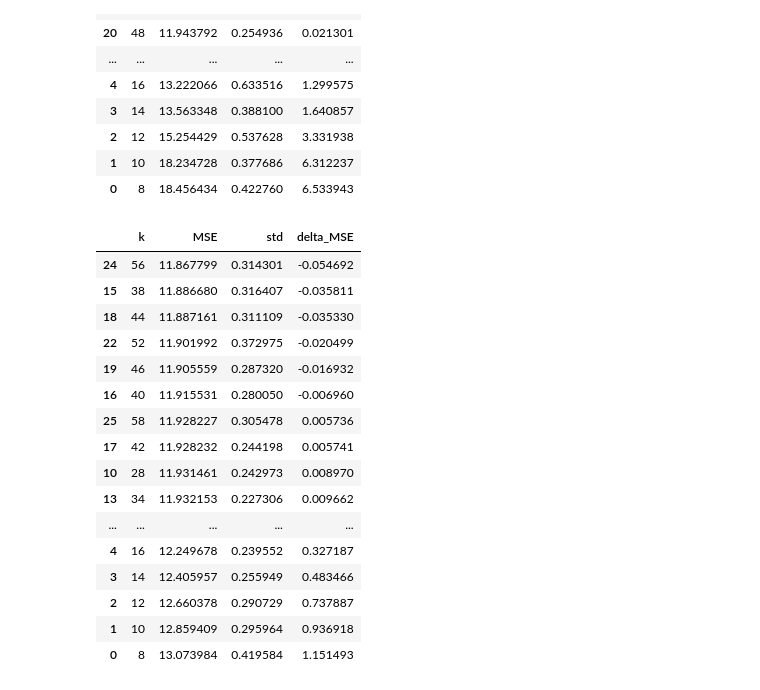
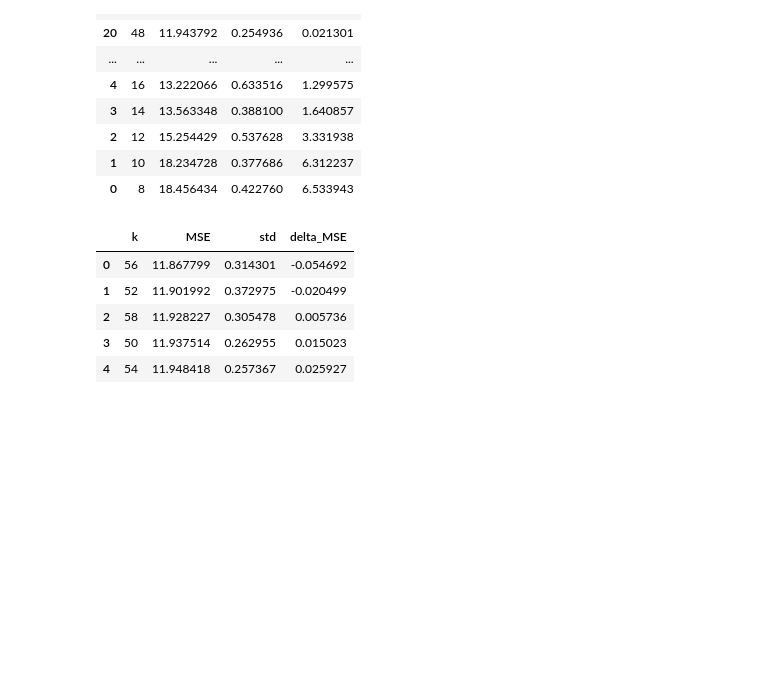
Before and after one commit to luc-polo/Challenge_Parkinson_disease, a Jupyter notebook: exploration/features_selection.ipynb, the cells around one changed output. Drawn from its saved outputs; the diff is of its cells as text; code cells hidden in the pictures; blank space fills up the shorter version.

```diff
--- a/exploration/features_selection.ipynb
+++ b/exploration/features_selection.ipynb
@@ -329,43 +329,33 @@ sfm_results.sort_values("MSE")
 # %%
 from catboost import CatBoostRegressor
 
 # Remplacer par "RecursiveByShapValues" pour la variante SHAP.
 max_features = min(train.shape[1] for train, *_ in prepared_folds)
 rfe_scores = []
 with threadpool_limits(limits=3):
     for train, validation, yt, yv in prepared_folds:
-        for k in range(8, max_features + 1, 2):
+        for k in range(8, max_features, 2):
+            if max_features - k > 10: continue
             selector = CatBoostRegressor(iterations=200, depth=6, random_seed=42,
                                          thread_count=3, allow_writing_files=False)
             selected = selector.select_features(
                 train, yt, features_for_select=list(range(train.shape[1])),
                 num_features_to_select=k, steps=min(3, train.shape[1] - k),
                 algorithm="RecursiveByLossFunctionChange",
                 train_final_model=False, logging_level="Silent",
             )["selected_features"]
             selected = sorted(selected)
             fitted = clone(pipeline["model"]).fit(train.iloc[:, selected], yt)
             rfe_scores.append([k, mean_squared_error(yv, fitted.predict(validation.iloc[:, selected]))])
 rfe_results = pd.DataFrame(rfe_scores, columns=["k", "MSE"]).groupby("k").agg(
     MSE=("MSE", "mean"), std=("MSE", lambda s: s.std(ddof=0))
 ).reset_index()
 rfe_results["delta_MSE"] = rfe_results["MSE"] - baseline["MSE"]
 rfe_results.sort_values("MSE")
 # %% [output]
 |  | k | MSE | std | delta_MSE |
-| 24 | 56 | 11.867799 | 0.314301 | -0.054692 |
-| 15 | 38 | 11.886680 | 0.316407 | -0.035811 |
-| 18 | 44 | 11.887161 | 0.311109 | -0.035330 |
-| 22 | 52 | 11.901992 | 0.372975 | -0.020499 |
-| 19 | 46 | 11.905559 | 0.287320 | -0.016932 |
-| 16 | 40 | 11.915531 | 0.280050 | -0.006960 |
-| 25 | 58 | 11.928227 | 0.305478 | 0.005736 |
-| 17 | 42 | 11.928232 | 0.244198 | 0.005741 |
-| 10 | 28 | 11.931461 | 0.242973 | 0.008970 |
-| 13 | 34 | 11.932153 | 0.227306 | 0.009662 |
-| ... | ... | ... | ... | ... |
-| 4 | 16 | 12.249678 | 0.239552 | 0.327187 |
-| 3 | 14 | 12.405957 | 0.255949 | 0.483466 |
-| 2 | 12 | 12.660378 | 0.290729 | 0.737887 |
-| 1 | 10 | 12.859409 | 0.295964 | 0.936918 |
-| 0 | 8 | 13.073984 | 0.419584 | 1.151493 |
+| 0 | 56 | 11.867799 | 0.314301 | -0.054692 |
+| 1 | 52 | 11.901992 | 0.372975 | -0.020499 |
+| 2 | 58 | 11.928227 | 0.305478 | 0.005736 |
+| 3 | 50 | 11.937514 | 0.262955 | 0.015023 |
+| 4 | 54 | 11.948418 | 0.257367 | 0.025927 |
```
